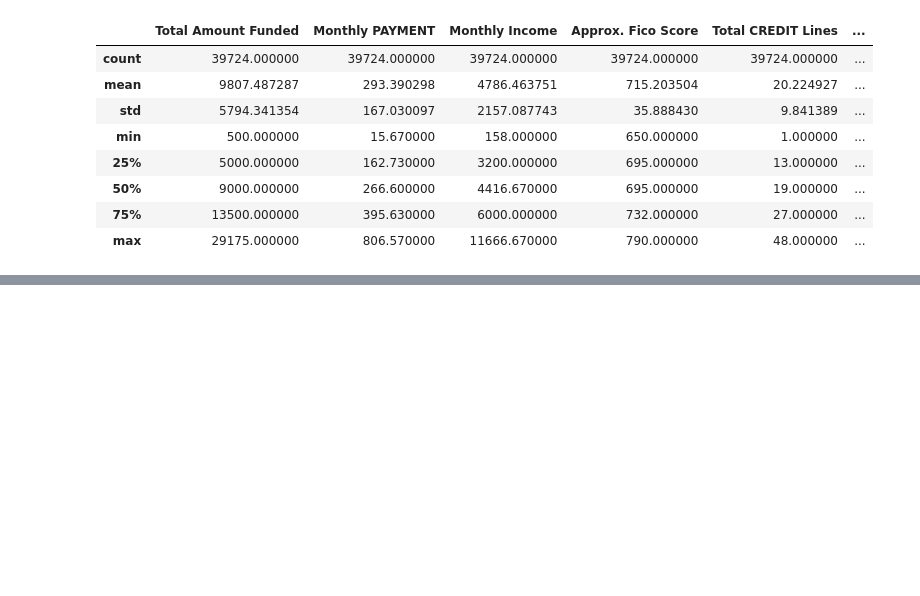
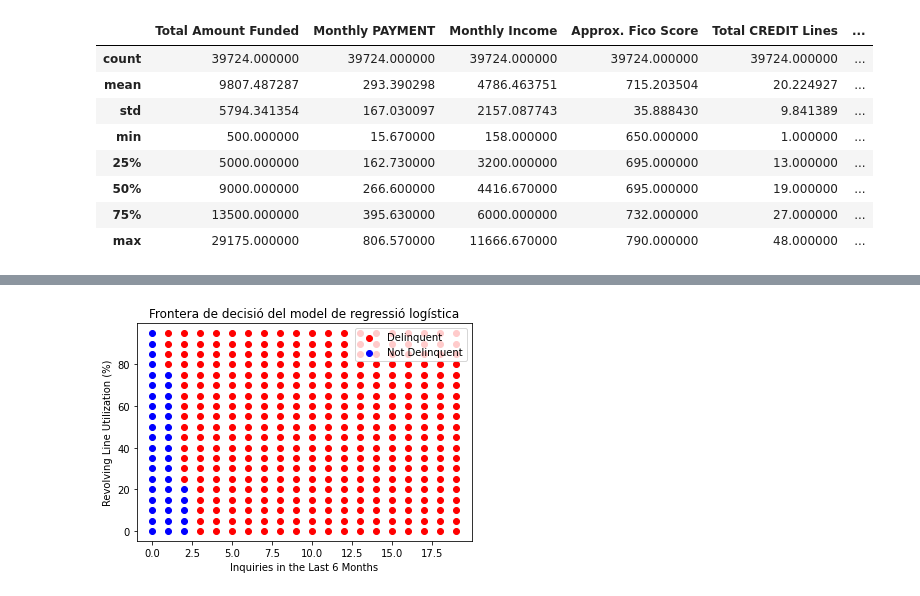
Before and after one commit to Jolicost/Loan-data-analysis, a Jupyter notebook: M2.951_20201_Pràctica2_LoanStatsDataset.ipynb, the cells around one changed output, grey strips where cells are left out. Saved outputs shown, nothing was run; the diff lists cells and outputs as text; code cells hidden in the pictures; blank space fills up the shorter version.

```diff
--- a/M2.951_20201_Pràctica2_LoanStatsDataset.ipynb
+++ b/M2.951_20201_Pràctica2_LoanStatsDataset.ipynb
@@ -842,0 +1088,14 @@ df = pd.read_csv('LoanStatsDatasetCleaned.csv', sep=',')
+# %%
+from sklearn.utils import resample
+# Partir els datasets
+df_majority = df[df.Status=='Not Delinquent']
+df_minority = df[df.Status=='Delinquent']
+
+# Realitzar upsampling
+df_minority_upsampled = resample(df_minority, replace=True, n_samples=len(df_majority),random_state=123)
+
+# Combinar els datasets
+df_upsampled = pd.concat([df_majority, df_minority_upsampled])
+
+# Imprimir el nombre de classes
+print(df_upsampled.Status.value_counts())
@@ -842,0 +1108,4 @@ df = pd.read_csv('LoanStatsDatasetCleaned.csv', sep=',')
+# %%
+# Codificar la variable categorica de last record com a dummy (múltiples variables 0,1 segons la categoria)
+df_dummy = pd.concat([pd.get_dummies(df_upsampled['Last Record']), df_upsampled], axis=1)
+df_dummy.head(1)
@@ -842,0 +1207,32 @@ df = pd.read_csv('LoanStatsDatasetCleaned.csv', sep=',')
+# %%
+# Crear una malla de paràmetres
+test_grid = []
+for inquiries in range(20):
+    for perc in range(0,100,5):
+        test_grid = test_grid + [[inquiries,0,0,0,0,1, perc]]
+
+# Crear el dataframe i evaluar el model
+test_df = pd.DataFrame(test_grid, columns=feature_cols)
+test_pred = logreg.predict(test_df)
+
+def mapDelinquent(x):
+    if (x == 'Not Delinquent'):
+        return 0
+    else:
+        return 1
+
+# Mostrar la frontera de decisió per al model logístic
+test_df = pd.concat([test_df, pd.DataFrame(test_pred,columns=['pred'])], axis=1)
+test_df['pred_int'] = test_df['pred'].map(mapDelinquent)
+test_df_delinquent = test_df[test_df['pred_int'] == 1]
+test_df_not_delinquent = test_df[test_df['pred_int'] == 0]
+# Pinta el gràfic
+plt.scatter(x=test_df_delinquent['Inquiries in the Last 6 Months'],y=test_df_delinquent['Revolving Line Utilization'],c='red',label="Delinquent")
+plt.scatter(x=test_df_not_delinquent['Inquiries in the Last 6 Months'],y=test_df_not_delinquent['Revolving Line Utilization'],c='blue',label="Not Delinquent")
+plt.legend(loc='upper right')
+plt.title("Frontera de decisió del model de regressió logística")
+plt.xlabel('Inquiries in the Last 6 Months')
+plt.ylabel('Revolving Line Utilization (%)')
+plt.show()
+# %% [output]
+[figure, added]
```
Also changed, not shown: parts of 31 cells of this notebook, 1 other file.
